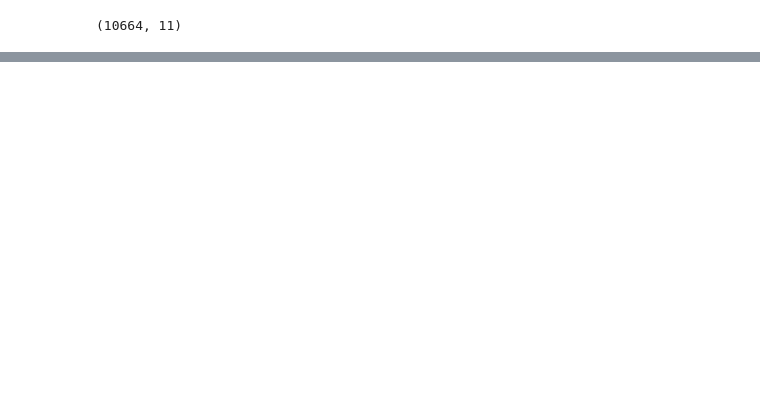
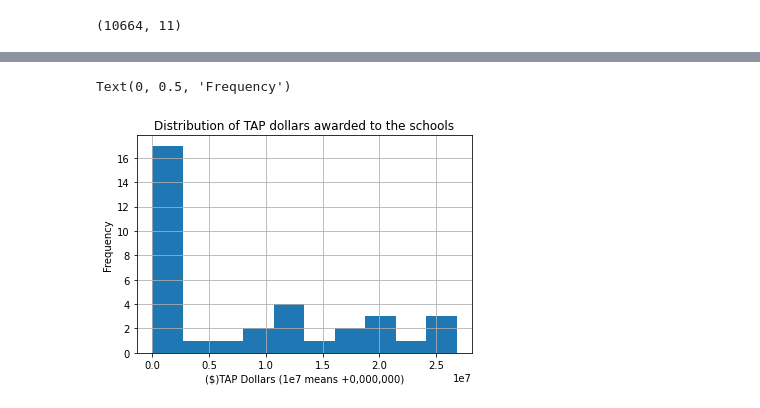
Before and after one commit to agyapongeli77/data-science-project, a Jupyter notebook: Project - MAT 328 Techniques In Data Science.ipynb, the cells around one changed output, grey strips where cells are left out. Saved outputs shown, nothing was run; the diff lists cells and outputs as text; code cells hidden in the pictures; blank space fills up the shorter version.

```diff
--- a/Project - MAT 328 Techniques In Data Science.ipynb
+++ b/Project - MAT 328 Techniques In Data Science.ipynb
@@ -84,0 +111,8 @@ y2019_cuny_tap_data.head()
+# %%
+y2019_cuny_tap_data["TAP Recipient Dollars"].hist()
+plt.title("Distribution of TAP dollars awarded to the schools")
+plt.xlabel("($)TAP Dollars (1e7 means +0,000,000)")
+plt.ylabel("Frequency")
+# %% [output]
+Text(0, 0.5, 'Frequency')
+[figure, added]
```
Also changed, not shown: parts of 4 cells of this notebook.
